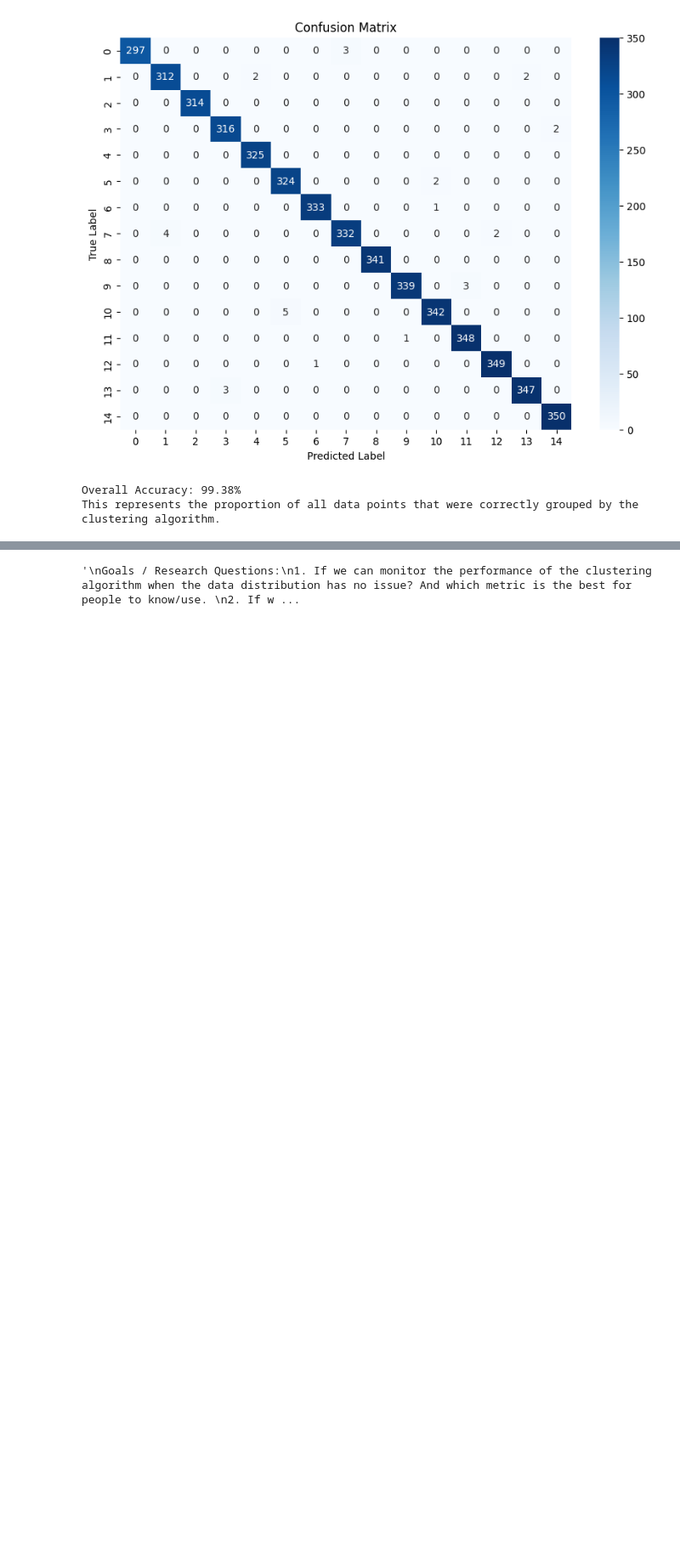
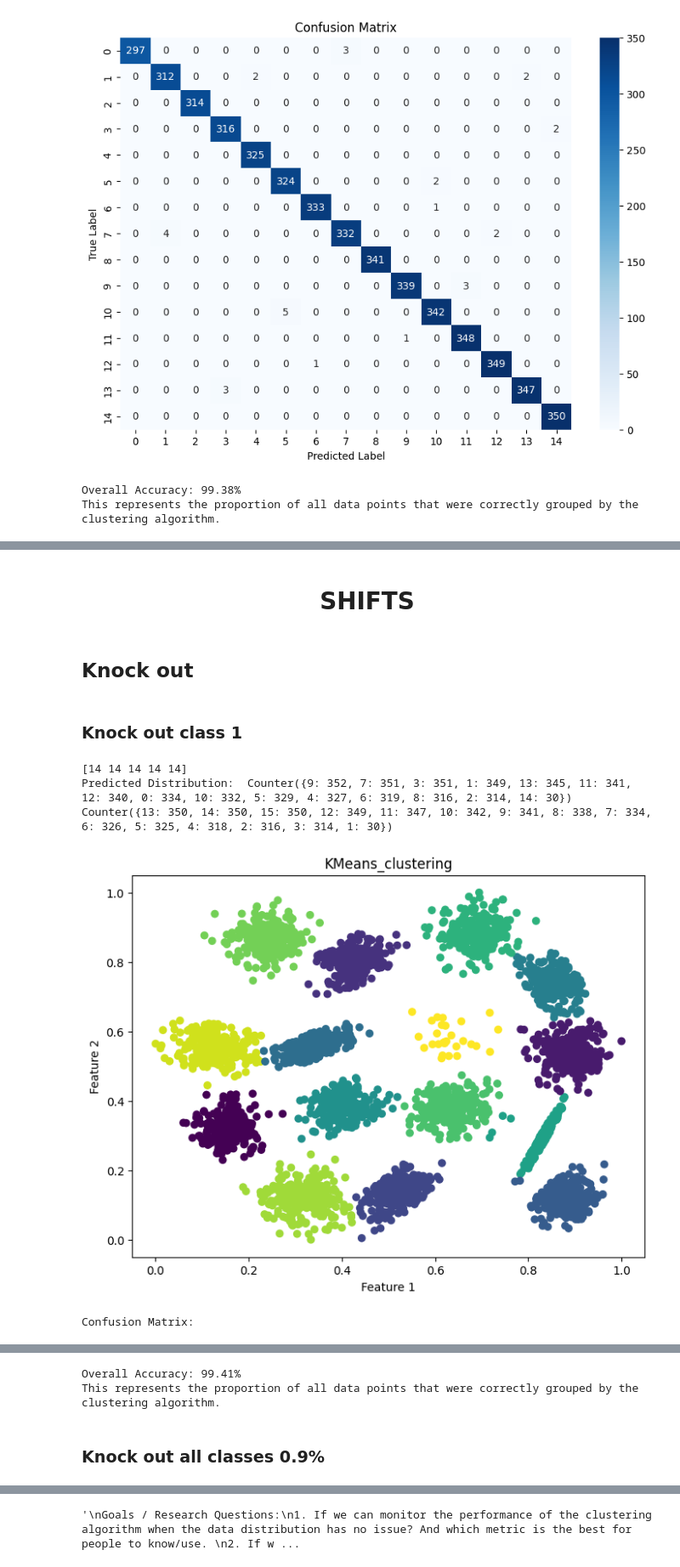
Before and after one commit to akila-ocj/awesome-cluster-algorithm-comparison, a Jupyter notebook: notebooks_clustering_algorithms/01_k-means_clustering.ipynb, the cells around one changed output, grey strips where cells are left out. Shown at 85% size. Drawn from its saved outputs; the diff is of its cells as text; code cells hidden in the pictures; blank space fills up the shorter version.

Commit message:
Add knockout

```diff
--- a/notebooks_clustering_algorithms/01_k-means_clustering.ipynb
+++ b/notebooks_clustering_algorithms/01_k-means_clustering.ipynb
@@ -81,0 +76,11 @@ Accuracy: 0.9938
+# %% [markdown]
+
+<h1 style="text-align: justify;">
+<center>
+  SHIFTS
+</center>
+</h1>
+# %% [markdown]
+## Knock out
+# %% [markdown]
+### Knock out class 1
@@ -81,0 +117,37 @@ Accuracy: 0.9938
+# %%
+
+start_time = time.time()
+
+kmeans_clustering = KMeans(n_clusters=N_CLASSES, random_state=42, n_init=10)
+labels_pred = kmeans_clustering.fit_predict(processed_data_ko)
+
+# Measure elapsed time
+end_time = time.time()
+running_time = end_time - start_time
+running_time_in_seconds = running_time / 60
+running_time_in_seconds
+print(labels_pred[:5])
+cluster_distribution = Counter(labels_pred)
+print("Predicted Distribution: ", cluster_distribution)
+LABELS_FILE_NAME = 's1-label'
+cluster_distribution = Counter(labels_true_ko)
+print(cluster_distribution)
+clustering_algorithm_name = 'KMeans_clustering'
+dataset_name = DATASET_FILE_NAME
+results_path = r'../results/metrics/results.csv'
+plot_clusters(processed_data_ko, labels_pred, title=clustering_algorithm_name)
+labels_pred = map_clusters_to_ground_truth(labels_true_ko, labels_pred)
+generate_confusion_matrix(labels_true_ko, labels_pred, N_CLASSES)
+algorithm_params = kmeans_clustering.get_params()
+algorithm_details = str(algorithm_params)
+# Evaluate and save results
+evaluate_clustering(X=processed_data_ko, labels_true=labels_true_ko, labels_pred=labels_pred,
+                    clus_algo_name=clustering_algorithm_name, dataset_name=dataset_name,
+                    results_path=results_path, algorithm_details=algorithm_details,
+                    running_time=running_time)
+# %% [output]
+[14 14 14 14 14]
+Predicted Distribution:  Counter({9: 352, 7: 351, 3: 351, 1: 349, 13: 345, 11: 341, 12: 340, 0: 334, 10: 332, 5: 329, 4: 327, 6: 319, 8: 316, 2: 314, 14: 30})
+Counter({13: 350, 14: 350, 15: 350, 12: 349, 11: 347, 10: 342, 9: 341, 8: 338, 7: 334, 6: 326, 5: 325, 4: 318, 2: 316, 3: 314, 1: 30})
+[figure, added]
+Confusion Matrix:
@@ -81,0 +155,4 @@ Accuracy: 0.9938
+Overall Accuracy: 99.41%
+This represents the proportion of all data points that were correctly grouped by the clustering algorithm.
+# %% [markdown]
+### Knock out all classes 0.9%
```
Also changed, not shown: parts of 27 cells of this notebook, 2 other files.
